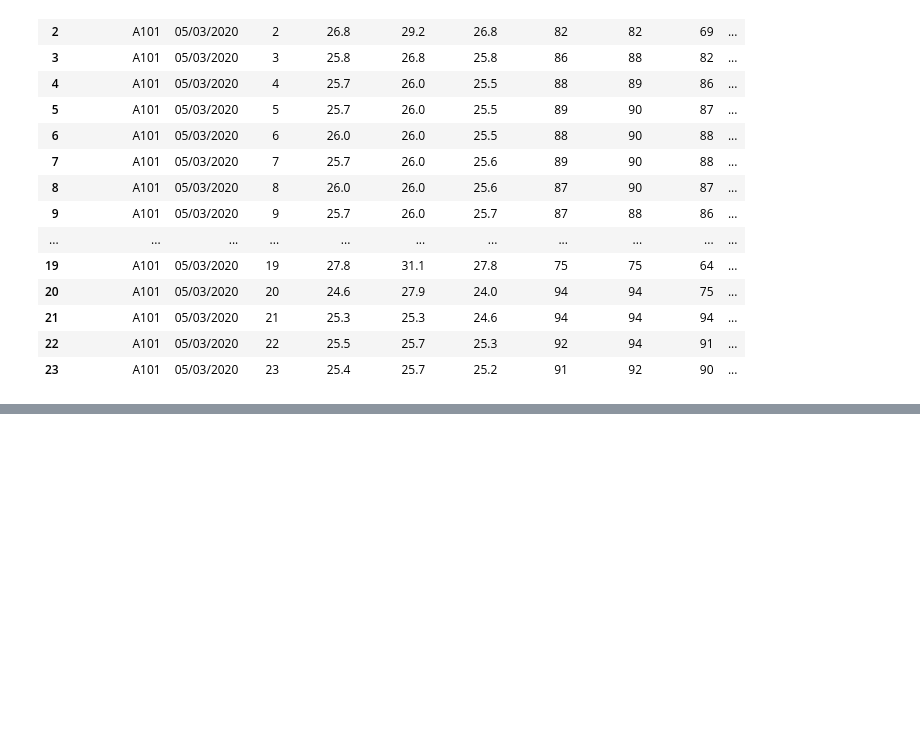
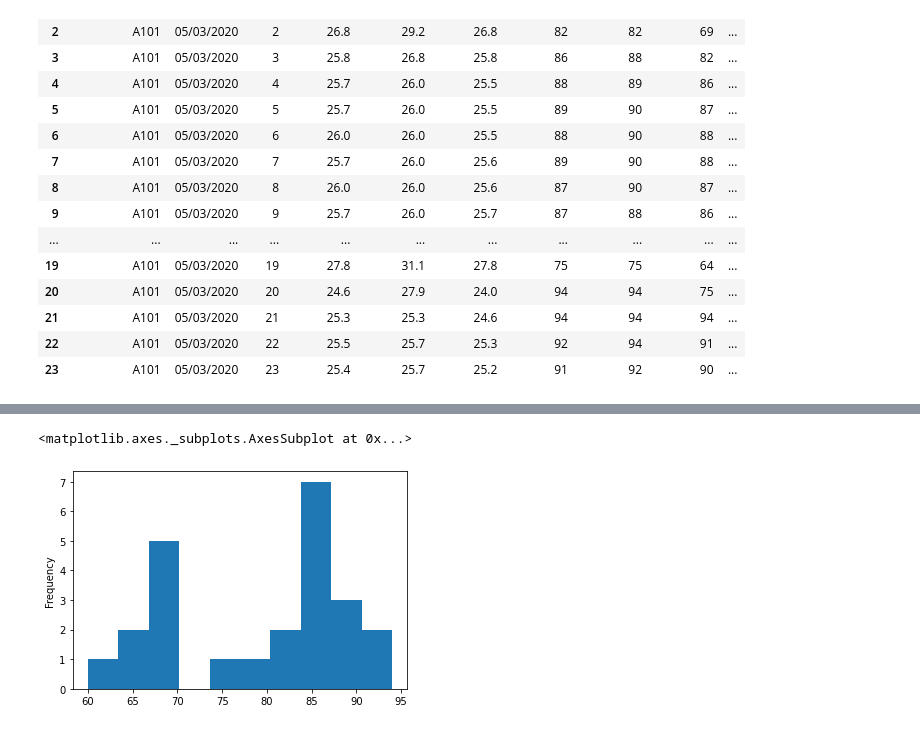
Before and after one commit to paulosalvatore/Ocean_CienciaDados_24_02_2021, a Jupyter notebook: Ocean_CienciaDados_24_02_2021.ipynb, the cells around one changed output, grey strips where cells are left out. Saved outputs shown, nothing was run; the diff lists cells and outputs as text; code cells hidden in the pictures; blank space fills up the shorter version.

```diff
--- a/Ocean_CienciaDados_24_02_2021.ipynb
+++ b/Ocean_CienciaDados_24_02_2021.ipynb
@@ -86,3 +86,8 @@ fig = go.Figure(data=data, layout=layout)
 ply.iplot(fig)
 # %% [output]
 [interactive output not drawn]
+# %%
+clima.umid_min.plot.hist()
+# %% [output]
+<matplotlib.axes._subplots.AxesSubplot at 0x...>
+[figure, added]
```
Also changed, not shown: parts of 2 cells of this notebook.
